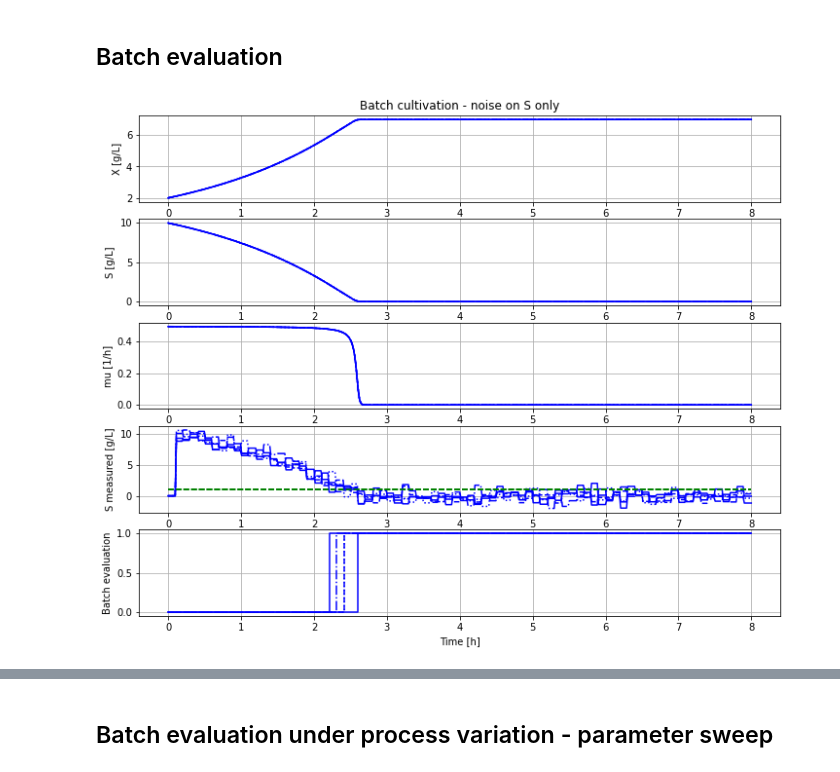
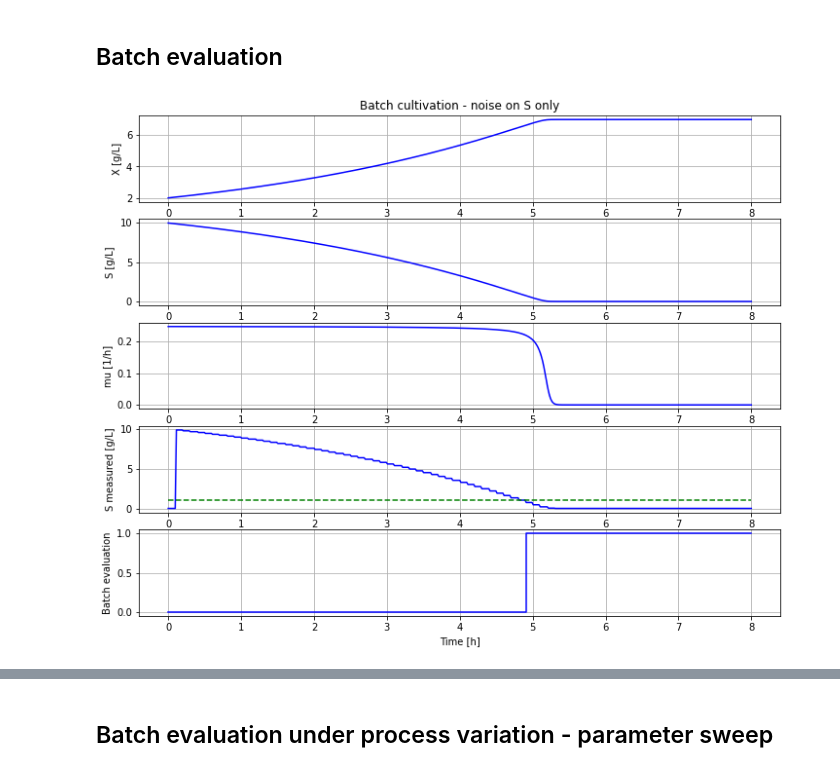
Before and after one commit to janpeter19/BPL_TEST2_Batch_design_space, a Jupyter notebook: BPL_TEST2_Batch_design_space.ipynb, the cells around one changed output, grey strips where cells are left out. Cells and saved outputs as stored; diff of their text form; code cells hidden in the pictures.

```diff
--- a/BPL_TEST2_Batch_design_space.ipynb
+++ b/BPL_TEST2_Batch_design_space.ipynb
@@ -22,10 +22,3 @@ Key system information is listed with the command system_info()
  plt.rcParams['figure.figsize'] = [30/2.54, 24/2.54]
 # %% [markdown]
 ## Batch evaluation
-# %%
-newplot(plotType='TimeSeries_2')
-init(VX_0=2, VS_0=10)
-par(sigma=0.75)
-for value in [1,2,3,4,5]: par(seed=value); simu(8)
-# %% [output]
-[figure, removed]
@@ -31,0 +31,6 @@ for value in [1,2,3,4,5]: par(seed=value); simu(8)
+# %%
+# Simulation of nominal parameters that gives a batch that meed the end criteria
+newplot(plotType='TimeSeries_2')
+simu(8)
+# %% [output]
+[figure, added]
```
Also changed, not shown: parts of 14 cells of this notebook, 1 other file.
